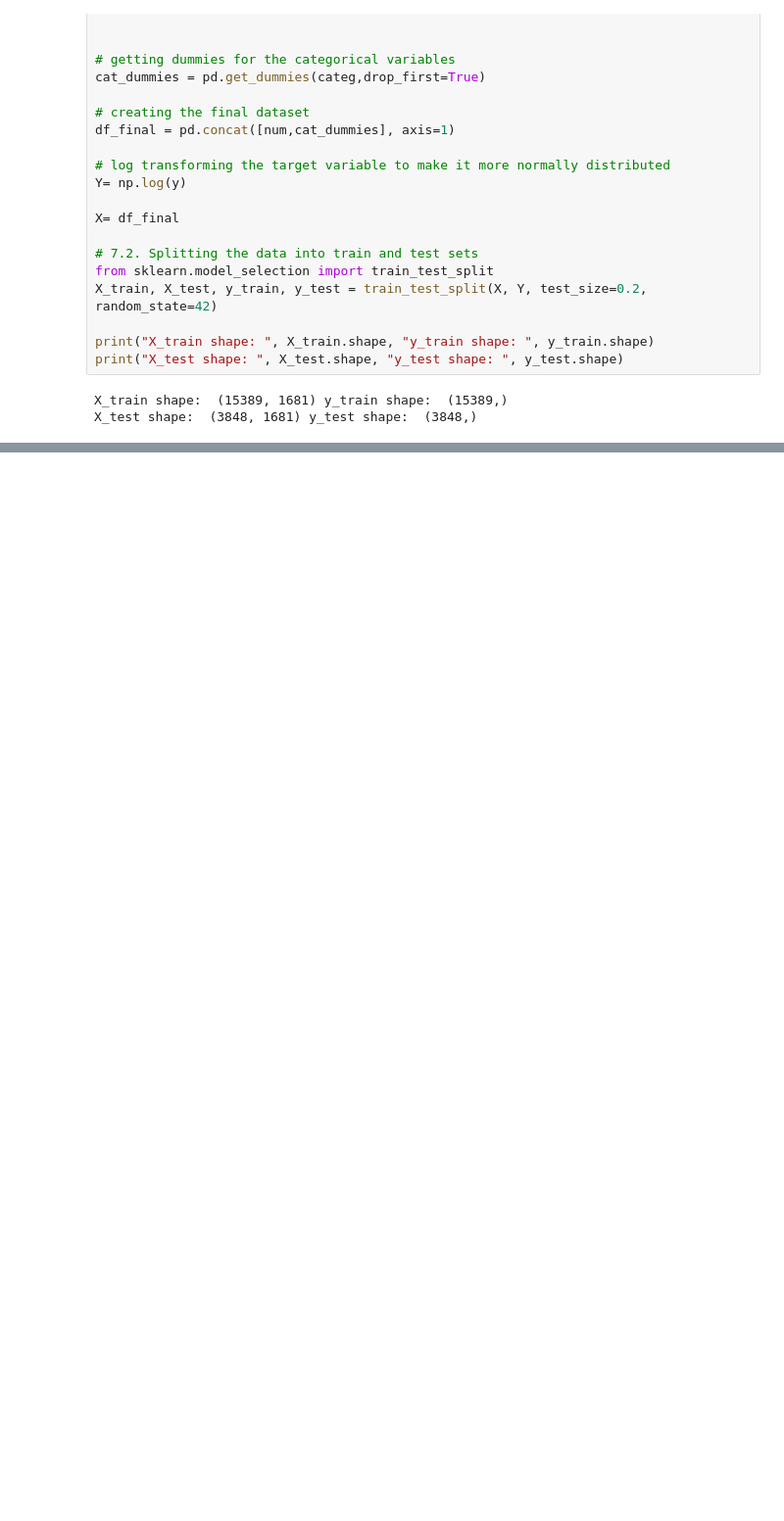
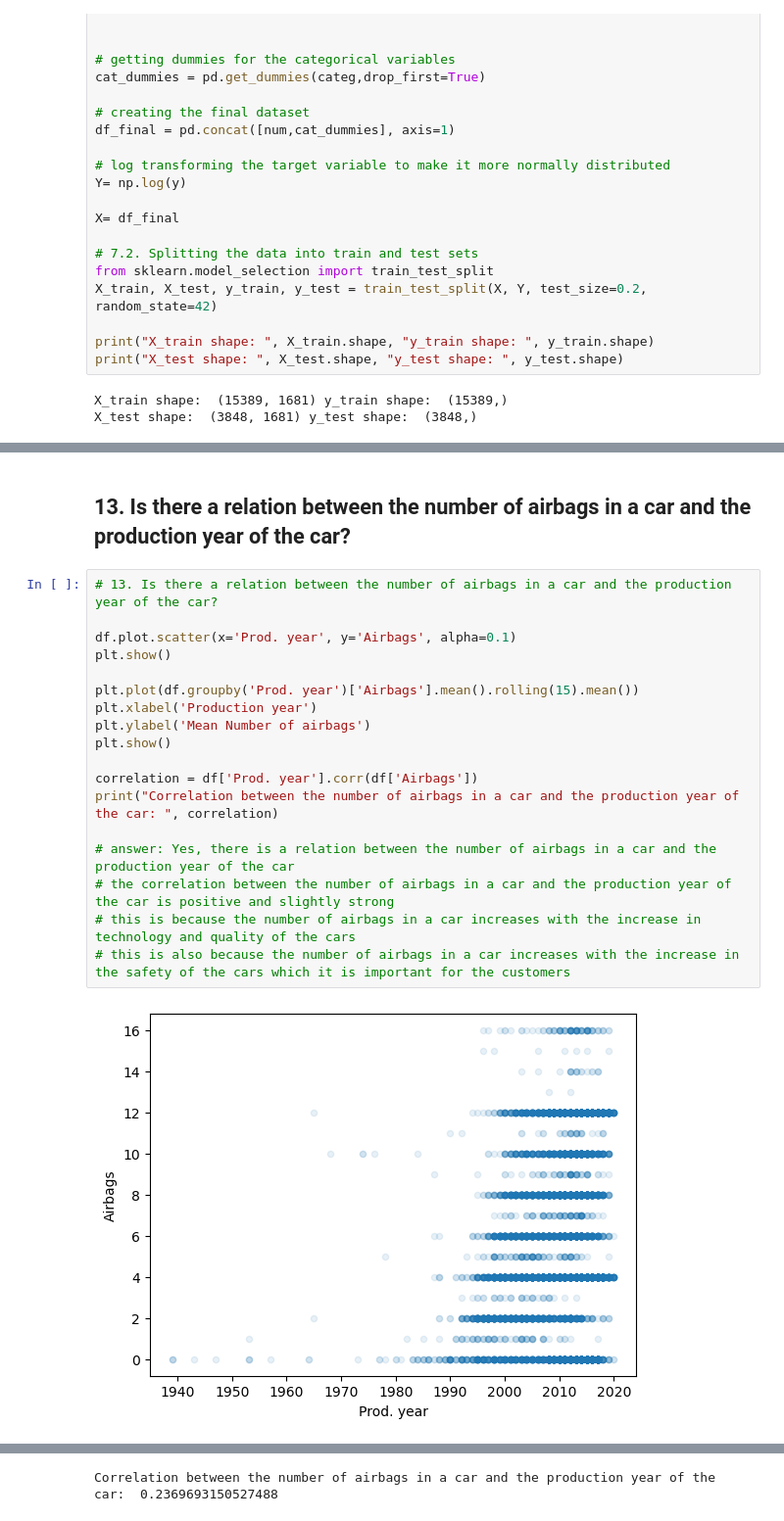
Before and after one commit to BishoyAtef/DS_Project, a Jupyter notebook: data_cleaning.ipynb, the cells around one changed output, grey strips where cells are left out. Shown at 98% size. Drawn from its saved outputs; the diff is of its cells as text; blank space fills up the shorter version.

```diff
--- a/data_cleaning.ipynb
+++ b/data_cleaning.ipynb
@@ -777,0 +839,22 @@ Accuracy:  0.7765424263213692
+# %% [markdown]
+## 13. Is there a relation between the number of airbags in a car and the production year of the car?
+# %%
+# 13. Is there a relation between the number of airbags in a car and the production year of the car?
+
+df.plot.scatter(x='Prod. year', y='Airbags', alpha=0.1)
+plt.show()
+
+plt.plot(df.groupby('Prod. year')['Airbags'].mean().rolling(15).mean())
+plt.xlabel('Production year')
+plt.ylabel('Mean Number of airbags')
+plt.show()
+
+correlation = df['Prod. year'].corr(df['Airbags'])
+print("Correlation between the number of airbags in a car and the production year of the car: ", correlation)
+
+# answer: Yes, there is a relation between the number of airbags in a car and the production year of the car
+# the correlation between the number of airbags in a car and the production year of the car is positive and slightly strong
+# this is because the number of airbags in a car increases with the increase in technology and quality of the cars
+# this is also because the number of airbags in a car increases with the increase in the safety of the cars which it is important for the customers
+# %% [output]
+[figure, added]
@@ -777,0 +862 @@ Accuracy:  0.7765424263213692
+Correlation between the number of airbags in a car and the production year of the car:  0.2369693150527488
```
Also changed, not shown: parts of 12 cells of this notebook.
